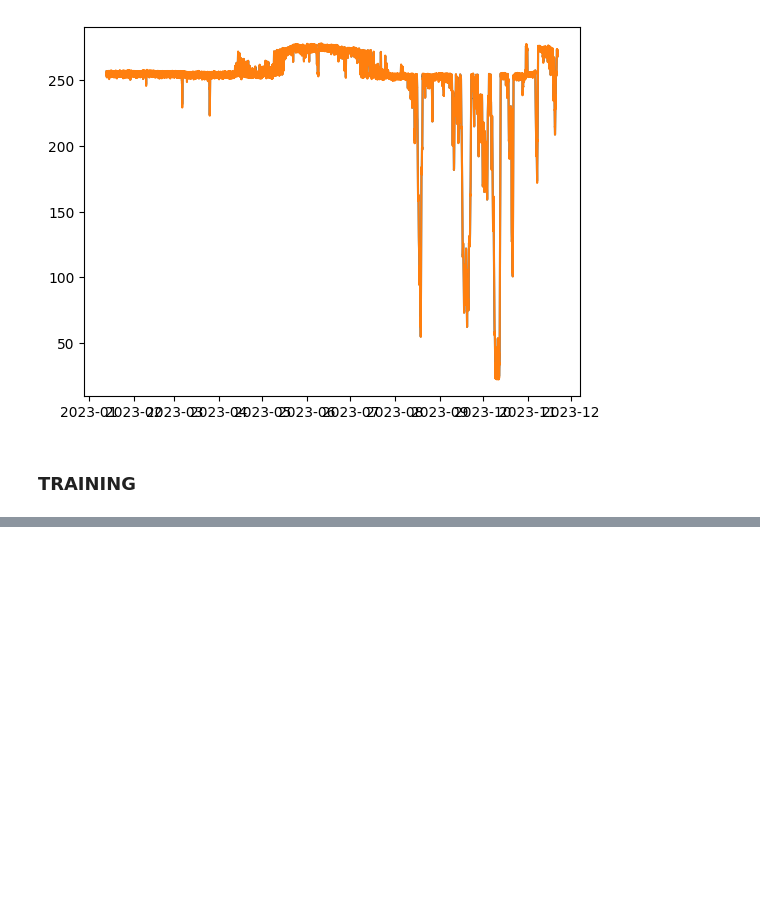
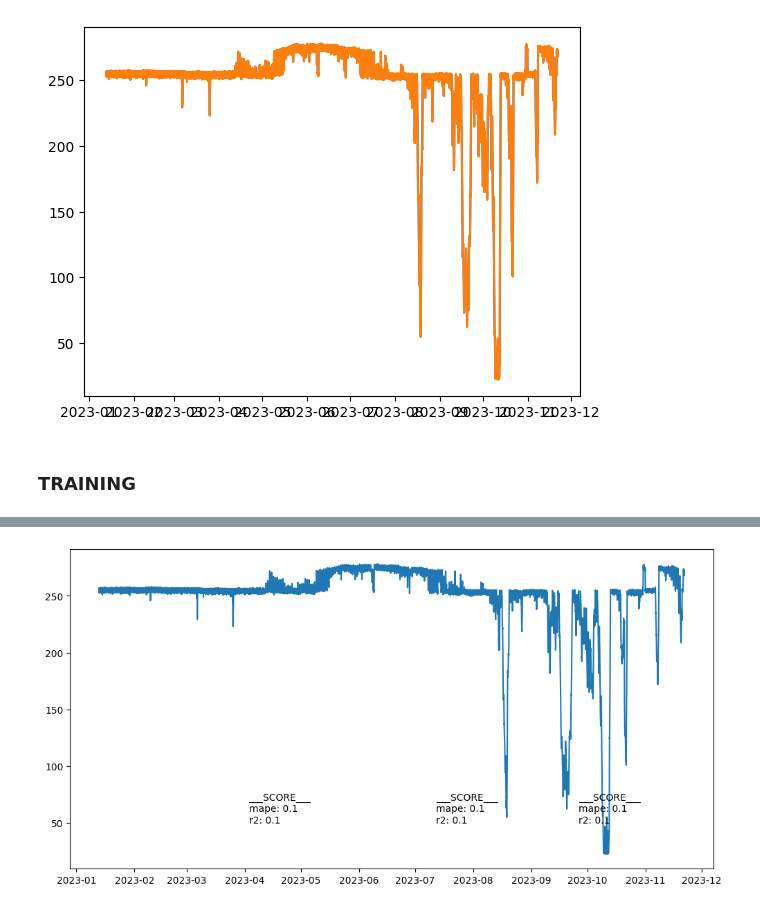
Before and after one commit to AleOmnicon/Tirocinio, a Jupyter notebook: Tests.ipynb, the cells around one changed output, grey strips where cells are left out. Saved outputs shown, nothing was run; the diff lists cells and outputs as text; code cells hidden in the pictures; blank space fills up the shorter version.

```diff
--- a/Untitled.ipynb
+++ b/Tests.ipynb
@@ -237,0 +207,8 @@ ValueError: `y` has missing values.
+# %%
+fig, ax = plt.subplots(figsize=(12,6))
+info = f"___SCORE___\nmape: 0.1\nr2: 0.1"
+ax.plot(allData)
+ax.annotate(info, (trainingSet.index[int(len(trainingSet)*0.5)],50))
+ax.annotate(info, (validationSet.index[int(len(validationSet)*0.5)],50))
+ax.annotate(info, (strangeData.index[int(len(strangeData)*0.5)],50))
+# %% [output]
@@ -237,0 +216 @@ ValueError: `y` has missing values.
+[figure, added]
```
Also changed, not shown: parts of 35 cells of this notebook, 1 other file.
